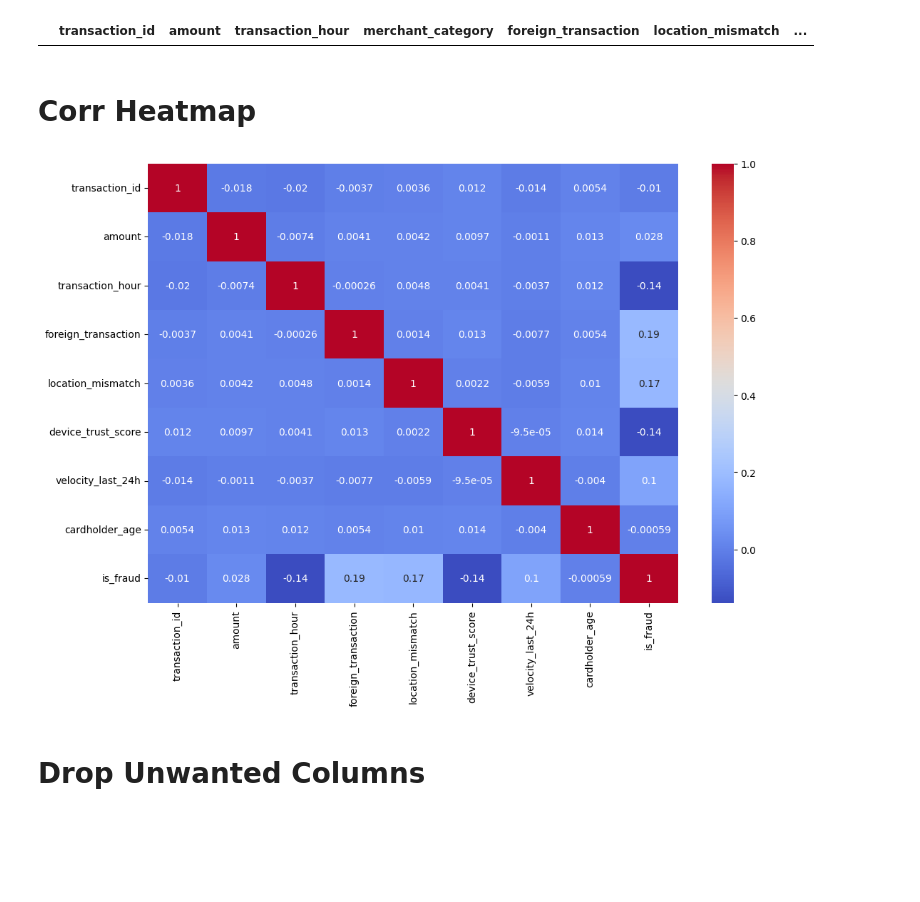
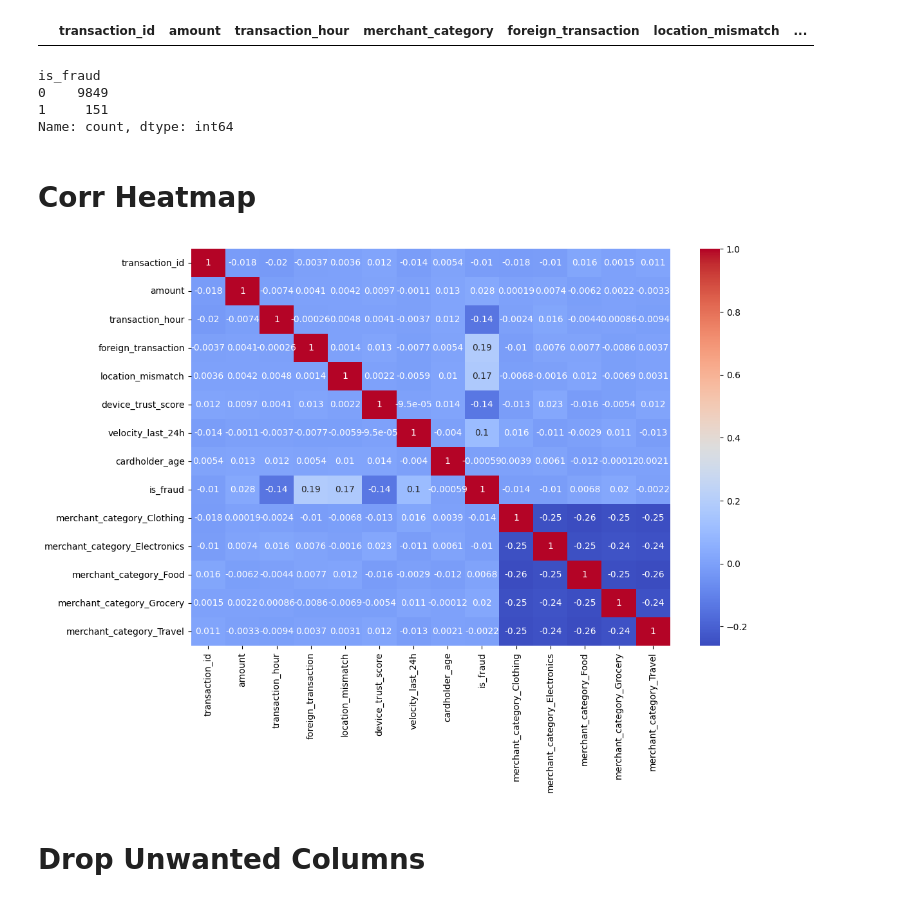
Before and after one commit to Adhnan788/project, a Jupyter notebook: credit_card/process_credit_card.ipynb, the cells around one changed output. Saved outputs shown, nothing was run; the diff lists cells and outputs as text; code cells hidden in the pictures; blank space fills up the shorter version.

```diff
--- a/credit_card/process_credit_card.ipynb
+++ b/credit_card/process_credit_card.ipynb
@@ -71,16 +68,23 @@ dtype: int64
 df[df.duplicated]
 # %% [output]
 |  | transaction_id | amount | transaction_hour | merchant_category | foreign_transaction | location_mismatch | ... |
+# %%
+df["is_fraud"].value_counts()
+# %% [output]
+is_fraud
+0    9849
+1     151
+Name: count, dtype: int64
 # %% [markdown]
 # Corr Heatmap
 # %%
 df_copy= pd.get_dummies(df, columns=["merchant_category"])
-corr = df.corr(numeric_only=True)
-plt.figure(figsize=(12, 8))
-sns.heatmap(corr, annot=True, cmap="coolwarm")
+corr = df_copy.corr(numeric_only=True)
+plt.figure(figsize=(12,8))
+sns.heatmap(corr,annot=True,cmap="coolwarm")
 plt.show()
 # %% [output]
-[figure, old version]
+[figure, new version]
 # %% [markdown]
 # Drop Unwanted Columns
 # %%
```
Also changed, not shown: parts of 5 cells of this notebook, 1 other file.
